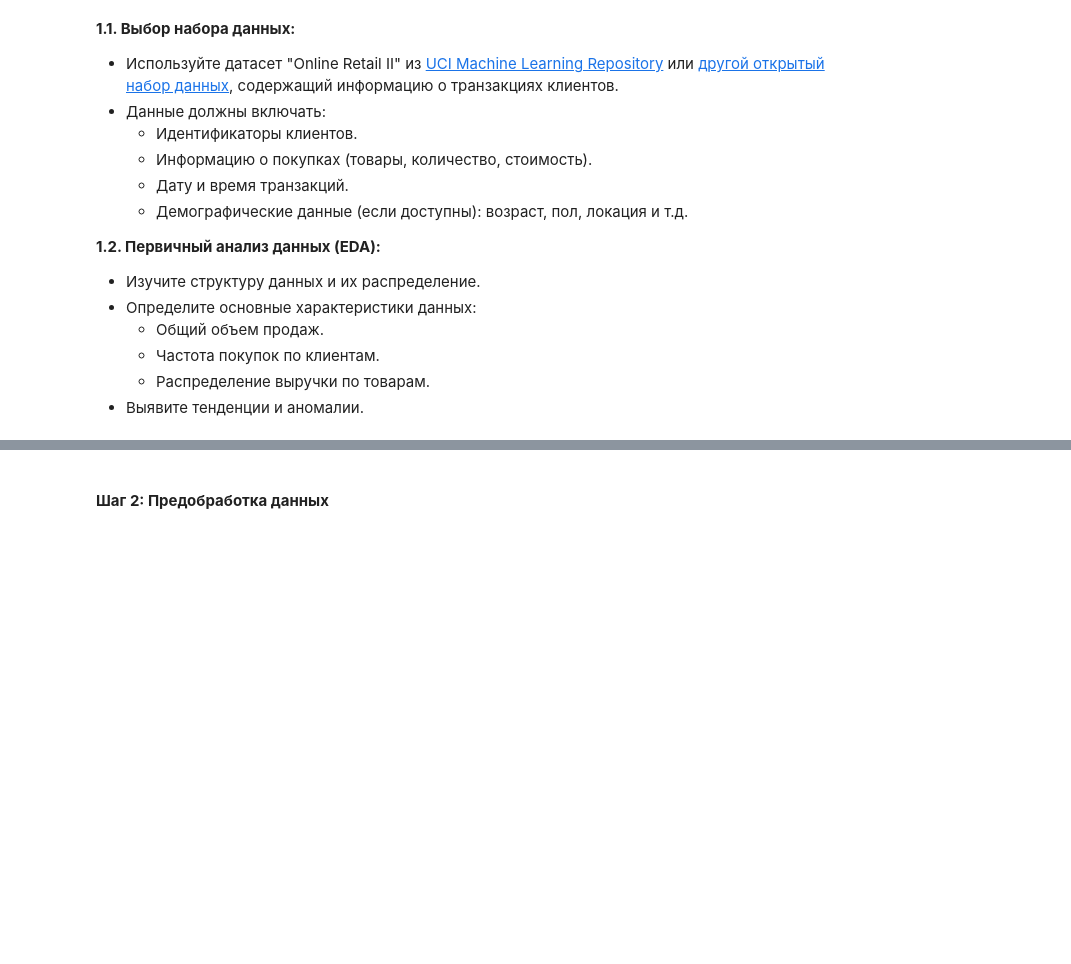
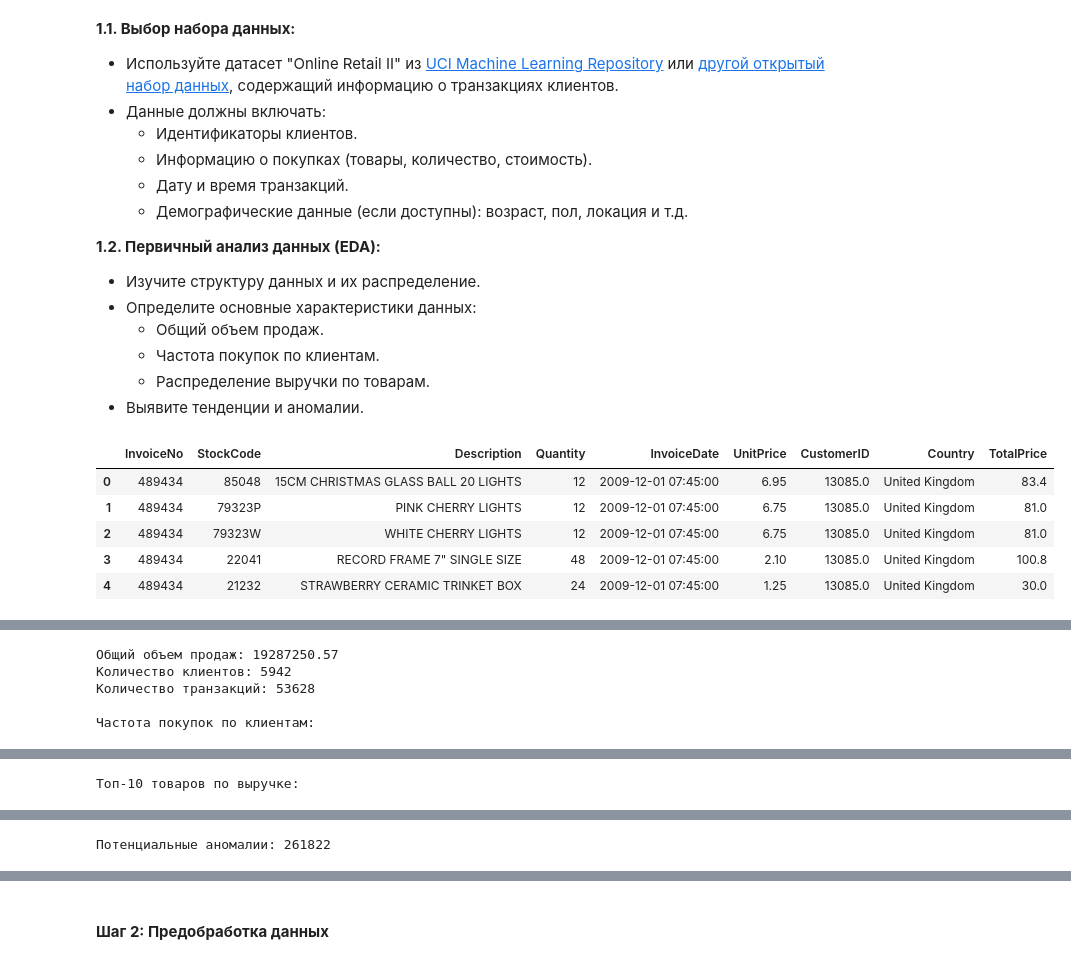
Before and after one commit to runessaa/-Streltsov-Projects, a Jupyter notebook: Практическая_работа_№11_Анализ_и_сегментация_клиентов_с_помощью_алгоритмов_кластеризации.ipynb, the cells around one changed output, grey strips where cells are left out. Cells and saved outputs as stored; diff of their text form; code cells hidden in the pictures; blank space fills up the shorter version.

```diff
--- a/Практическая_работа_№11_Анализ_и_сегментация_клиентов_с_помощью_алгоритмов_кластеризации.ipynb
+++ b/Практическая_работа_№11_Анализ_и_сегментация_клиентов_с_помощью_алгоритмов_кластеризации.ipynb
@@ -108,0 +44,71 @@ plt.show()
+# %%
+import warnings
+warnings.filterwarnings('ignore')
+
+import numpy as np
+import pandas as pd
+import matplotlib.pyplot as plt
+
+from IPython.display import display
+
+pd.set_option('display.max_columns', 30)
+
+df = pd.read_csv('online_retail_II.csv', encoding='ISO-8859-1')
+
+df.columns = df.columns.str.strip()
+df = df.rename(columns={
+    'Invoice': 'InvoiceNo',
+    'Customer ID': 'CustomerID',
+    'Price': 'UnitPrice'
+})
+
+df['InvoiceDate'] = pd.to_datetime(df['InvoiceDate'], errors='coerce')
+df['Quantity'] = pd.to_numeric(df['Quantity'], errors='coerce')
+df['UnitPrice'] = pd.to_numeric(df['UnitPrice'], errors='coerce')
+df['CustomerID'] = pd.to_numeric(df['CustomerID'], errors='coerce')
+df['TotalPrice'] = df['Quantity'] * df['UnitPrice']
+
+display(df.head())
+
+print('Размер данных:', df.shape)
+
+print('\nТипы данных:')
+print(df.dtypes)
+
+print('\nПропущенные значения:')
+display(df.isna().sum().sort_values(ascending=False).to_frame('missing'))
+
+print('Общий объем продаж:', round(df['TotalPrice'].sum(), 2))
+print('Количество клиентов:', df['CustomerID'].nunique())
+print('Количество транзакций:', df['InvoiceNo'].nunique())
+
+purchase_frequency = df.groupby('CustomerID')['InvoiceNo'].nunique().sort_values(ascending=False)
+
+print('\nЧастота покупок по клиентам:')
+display(purchase_frequency.describe().to_frame('frequency'))
+
+product_revenue = (
+    df.groupby('Description', dropna=False)['TotalPrice']
+    .sum()
+    .sort_values(ascending=False)
+    .head(10)
+)
+
+print('\nТоп-10 товаров по выручке:')
+display(product_revenue.to_frame('revenue'))
+
+anomalies = df[
+    (df['Quantity'] <= 0) |
+    (df['UnitPrice'] <= 0) |
+    (df['CustomerID'].isna())
+]
+
+print('\nПотенциальные аномалии:', len(anomalies))
+display(anomalies.head())
+# %% [output]
+|  | InvoiceNo | StockCode | Description | Quantity | InvoiceDate | UnitPrice | CustomerID | Country | TotalPrice |
+| 0 | 489434 | 85048 | 15CM CHRISTMAS GLASS BALL 20 LIGHTS | 12 | 2009-12-01 07:45:00 | 6.95 | 13085.0 | United Kingdom | 83.4 |
+| 1 | 489434 | 79323P | PINK CHERRY LIGHTS | 12 | 2009-12-01 07:45:00 | 6.75 | 13085.0 | United Kingdom | 81.0 |
+| 2 | 489434 | 79323W | WHITE CHERRY LIGHTS | 12 | 2009-12-01 07:45:00 | 6.75 | 13085.0 | United Kingdom | 81.0 |
+| 3 | 489434 | 22041 | RECORD FRAME 7" SINGLE SIZE | 48 | 2009-12-01 07:45:00 | 2.10 | 13085.0 | United Kingdom | 100.8 |
+| 4 | 489434 | 21232 | STRAWBERRY CERAMIC TRINKET BOX | 24 | 2009-12-01 07:45:00 | 1.25 | 13085.0 | United Kingdom | 30.0 |
@@ -108,0 +140,5 @@ plt.show()
+Общий объем продаж: 19287250.57
+Количество клиентов: 5942
+Количество транзакций: 53628
+
+Частота покупок по клиентам:
@@ -108,0 +154 @@ plt.show()
+Топ-10 товаров по выручке:
@@ -108,0 +167 @@ plt.show()
+Потенциальные аномалии: 261822
```
Also changed, not shown: parts of 17 cells of this notebook.
